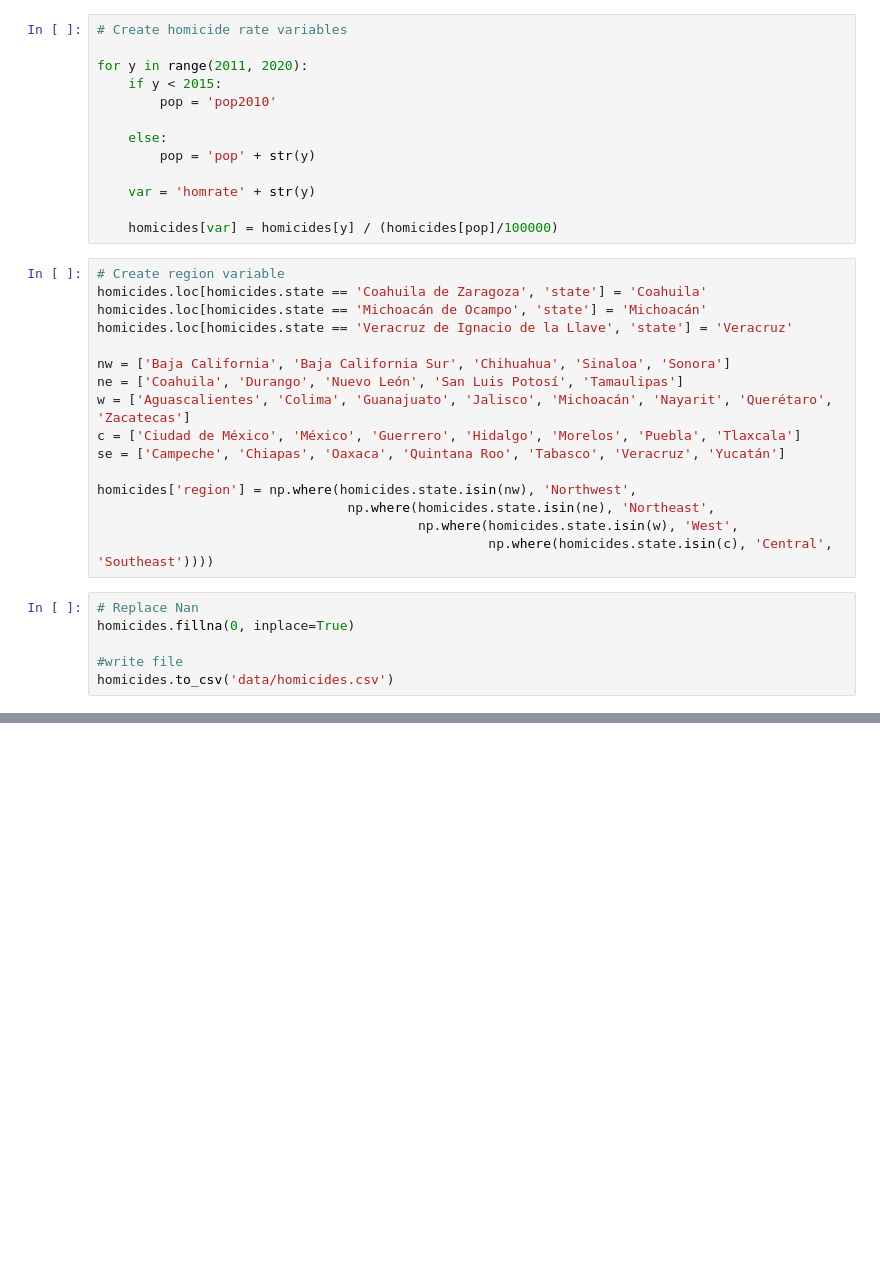
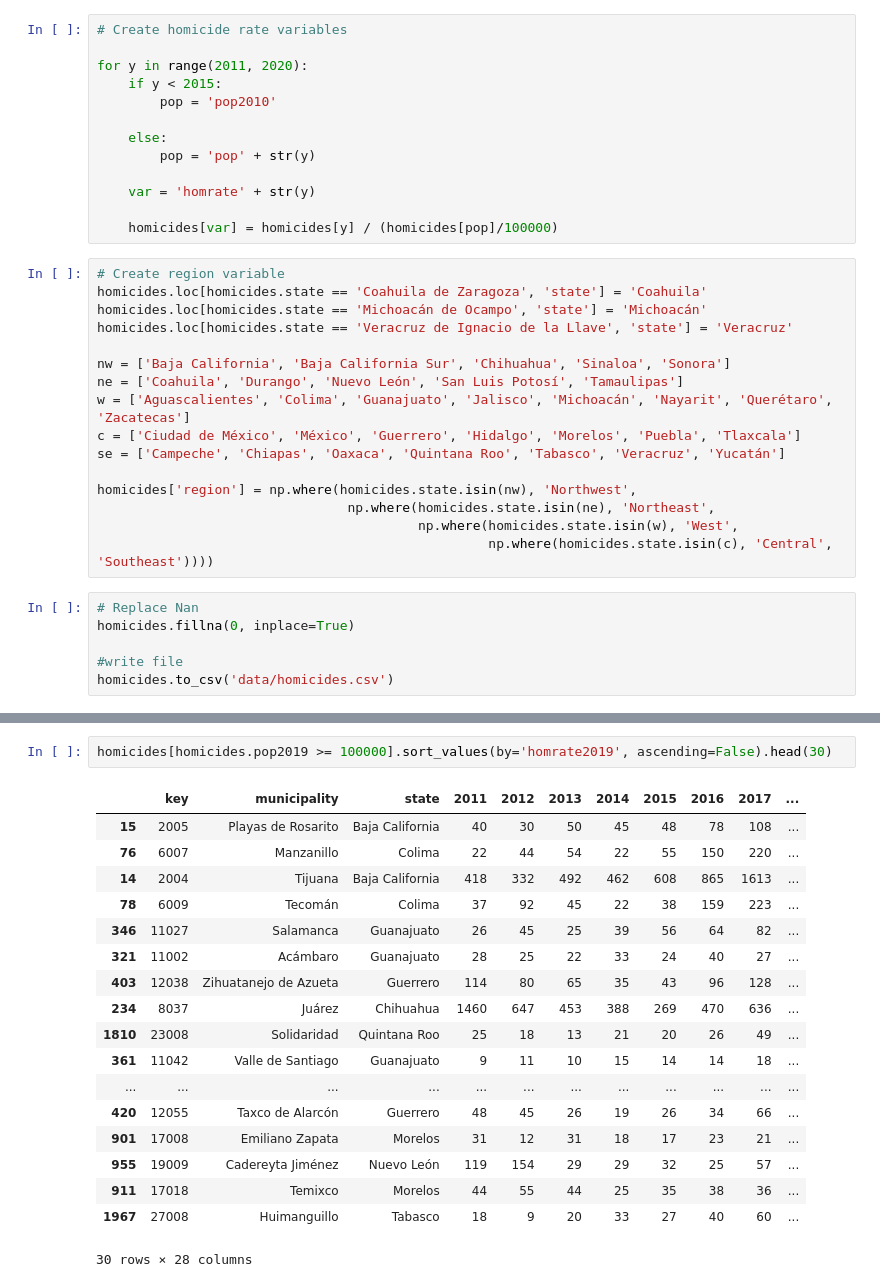
Before and after one commit to eserrania/homicide_scatterplot, a Jupyter notebook: data_processing.ipynb, the cells around one changed output, grey strips where cells are left out. Cells and saved outputs as stored; diff of their text form; blank space fills up the shorter version.

```diff
--- a/data_processing.ipynb
+++ b/data_processing.ipynb
@@ -171,0 +195,21 @@ West
+# %%
+homicides[homicides.pop2019 >= 100000].sort_values(by='homrate2019', ascending=False).head(30)
+# %% [output]
+|  | key | municipality | state | 2011 | 2012 | 2013 | 2014 | 2015 | 2016 | 2017 | ... |
+| 15 | 2005 | Playas de Rosarito | Baja California | 40 | 30 | 50 | 45 | 48 | 78 | 108 | ... |
+| 76 | 6007 | Manzanillo | Colima | 22 | 44 | 54 | 22 | 55 | 150 | 220 | ... |
+| 14 | 2004 | Tijuana | Baja California | 418 | 332 | 492 | 462 | 608 | 865 | 1613 | ... |
+| 78 | 6009 | Tecomán | Colima | 37 | 92 | 45 | 22 | 38 | 159 | 223 | ... |
+| 346 | 11027 | Salamanca | Guanajuato | 26 | 45 | 25 | 39 | 56 | 64 | 82 | ... |
+| 321 | 11002 | Acámbaro | Guanajuato | 28 | 25 | 22 | 33 | 24 | 40 | 27 | ... |
+| 403 | 12038 | Zihuatanejo de Azueta | Guerrero | 114 | 80 | 65 | 35 | 43 | 96 | 128 | ... |
+| 234 | 8037 | Juárez | Chihuahua | 1460 | 647 | 453 | 388 | 269 | 470 | 636 | ... |
+| 1810 | 23008 | Solidaridad | Quintana Roo | 25 | 18 | 13 | 21 | 20 | 26 | 49 | ... |
+| 361 | 11042 | Valle de Santiago | Guanajuato | 9 | 11 | 10 | 15 | 14 | 14 | 18 | ... |
+| ... | ... | ... | ... | ... | ... | ... | ... | ... | ... | ... | ... |
+| 420 | 12055 | Taxco de Alarcón | Guerrero | 48 | 45 | 26 | 19 | 26 | 34 | 66 | ... |
+| 901 | 17008 | Emiliano Zapata | Morelos | 31 | 12 | 31 | 18 | 17 | 23 | 21 | ... |
+| 955 | 19009 | Cadereyta Jiménez | Nuevo León | 119 | 154 | 29 | 29 | 32 | 25 | 57 | ... |
+| 911 | 17018 | Temixco | Morelos | 44 | 55 | 44 | 25 | 35 | 38 | 36 | ... |
+| 1967 | 27008 | Huimanguillo | Tabasco | 18 | 9 | 20 | 33 | 27 | 40 | 60 | ... |
+30 rows × 28 columns
```
Also changed, not shown: parts of 5 cells of this notebook, 6 other files.
